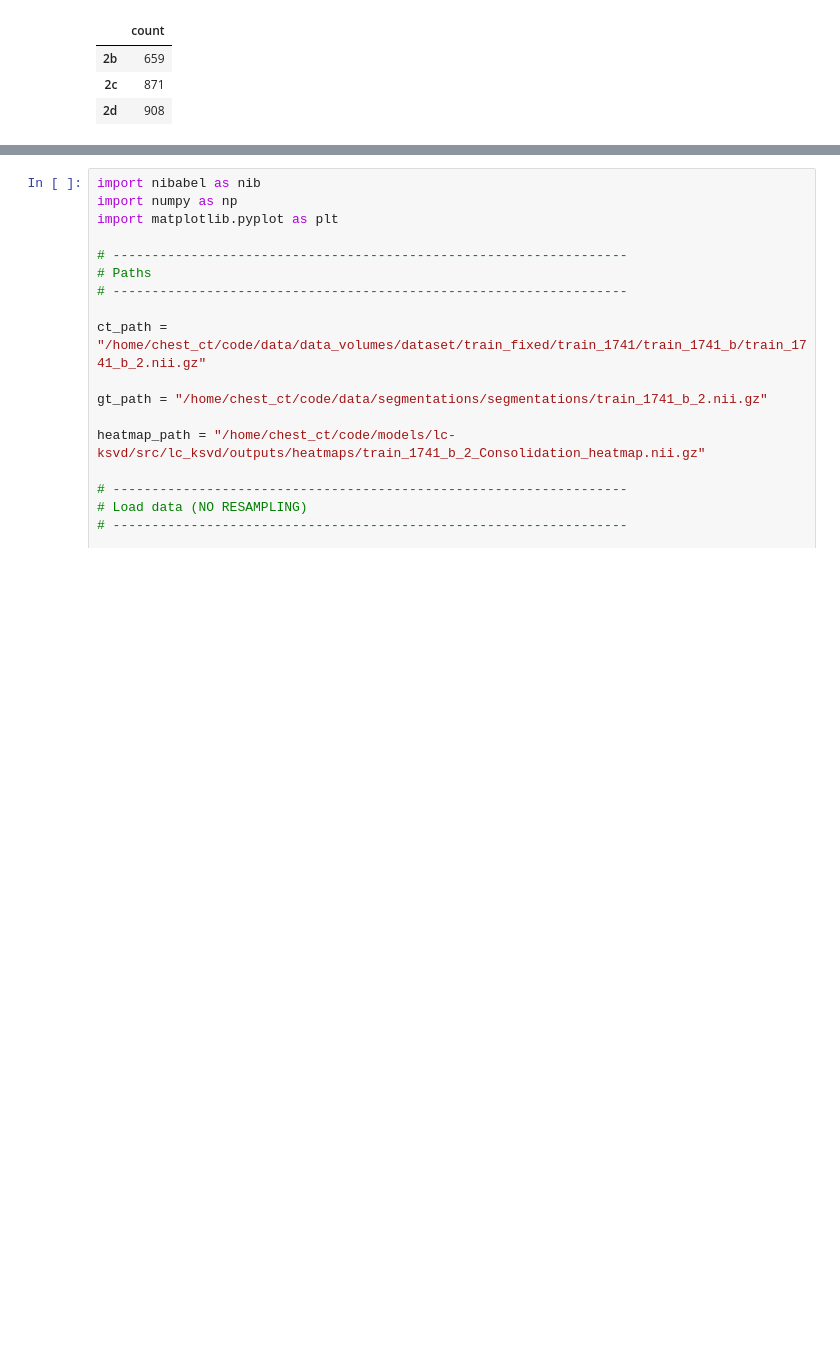
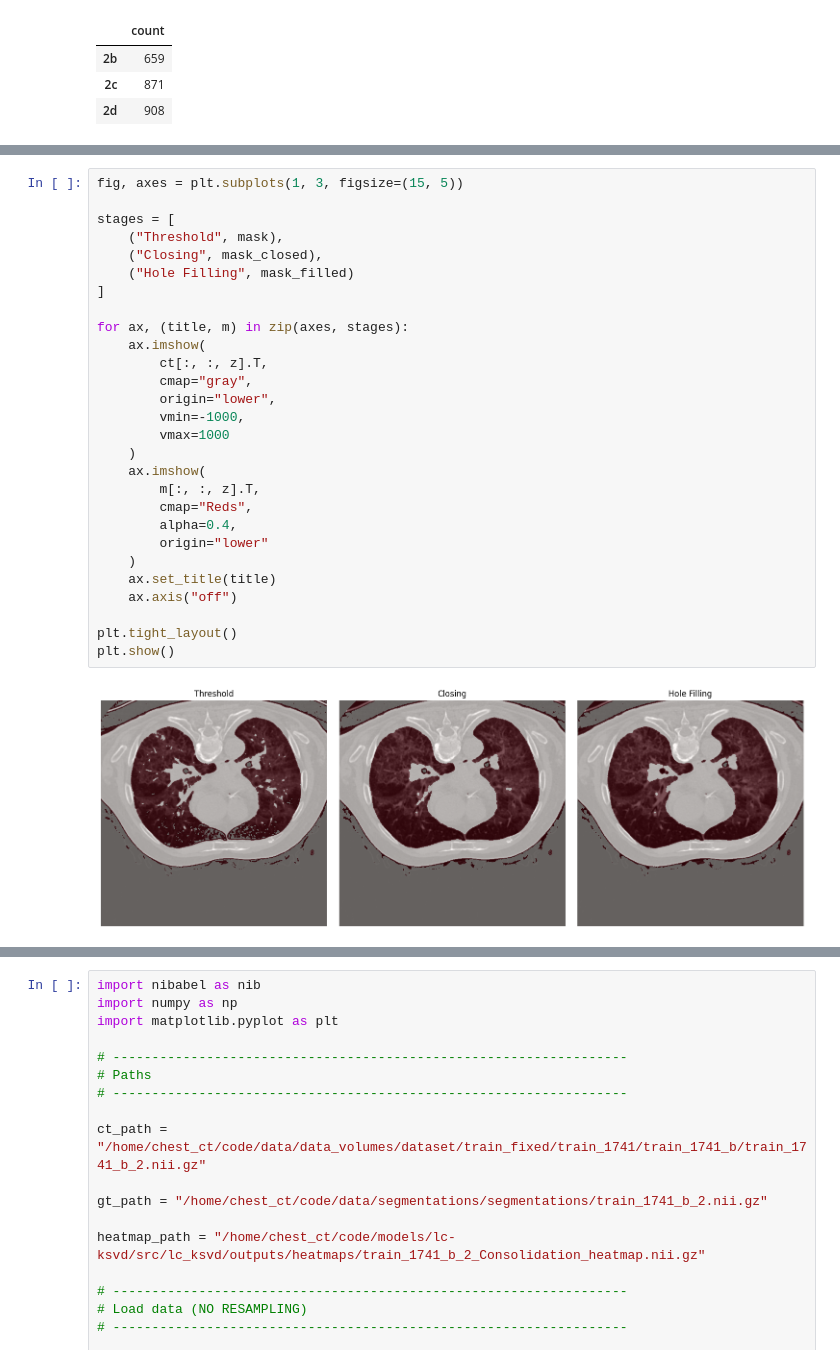
Before and after one commit to ckekula/fyp-3d-ct, a Jupyter notebook: models/eda.ipynb, the cells around one changed output, grey strips where cells are left out. Cells and saved outputs as stored; diff of their text form; blank space fills up the shorter version.

```diff
--- a/models/eda.ipynb
+++ b/models/eda.ipynb
@@ -407,0 +475,30 @@ shortlisted_category_df
+# %%
+fig, axes = plt.subplots(1, 3, figsize=(15, 5))
+
+stages = [
+    ("Threshold", mask),
+    ("Closing", mask_closed),
+    ("Hole Filling", mask_filled)
+]
+
+for ax, (title, m) in zip(axes, stages):
+    ax.imshow(
+        ct[:, :, z].T,
+        cmap="gray",
+        origin="lower",
+        vmin=-1000,
+        vmax=1000
+    )
+    ax.imshow(
+        m[:, :, z].T,
+        cmap="Reds",
+        alpha=0.4,
+        origin="lower"
+    )
+    ax.set_title(title)
+    ax.axis("off")
+
+plt.tight_layout()
+plt.show()
+# %% [output]
+[figure, added]
```
Also changed, not shown: parts of 8 cells of this notebook.
